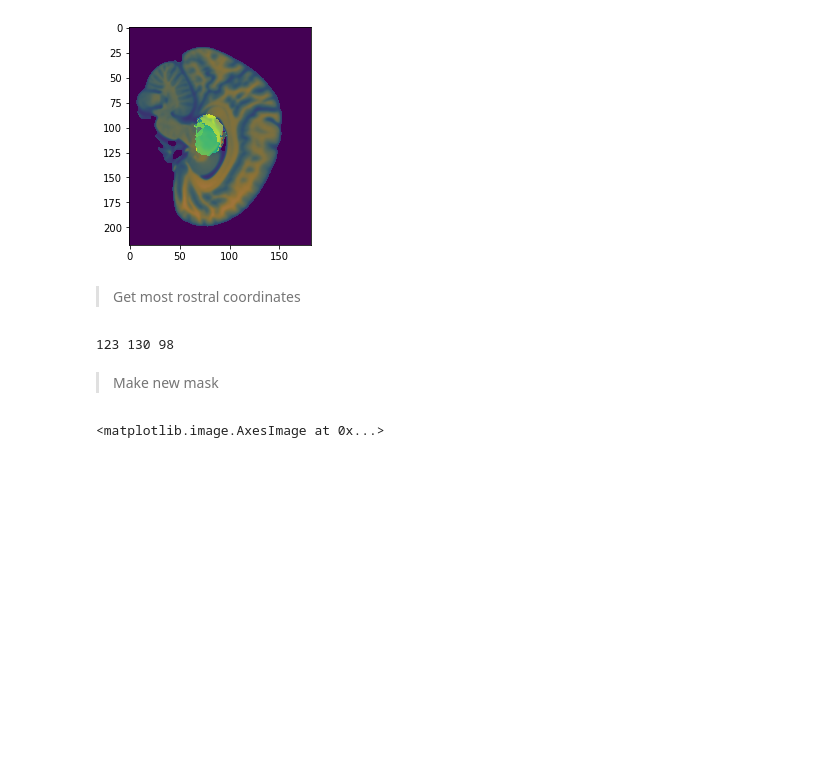
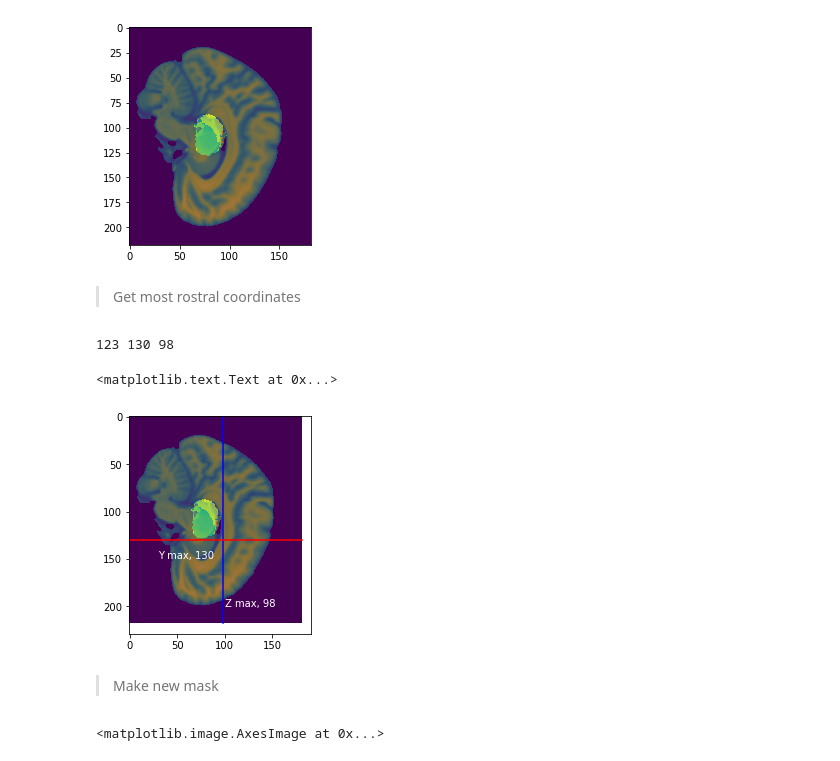
Before and after one commit to kcho/ccncpy, a Jupyter notebook: Mask editing.ipynb, the cells around one changed output. Cells and saved outputs as stored; diff of their text form; code cells hidden in the pictures; blank space fills up the shorter version.

Commit message:
find the biggest data grep function added

```diff
--- a/Mask editing.ipynb
+++ b/Mask editing.ipynb
@@ -53,6 +53,20 @@ max_zcoord = zcoords.max()
 print max_xcoord, max_ycoord, max_zcoord
 # %% [output]
 123 130 98
+# %%
+plt.imshow(mni_data[100,:,:])
+plt.imshow(mask_data[100,:,:], alpha=0.5)
+
+# z axis
+plt.plot(np.repeat(max_zcoord, mask_data.shape[0]), np.linspace(0, mask_data.shape[1], mask_data.shape[0]), 'b-')
+plt.text(100, 200, 'Z max, {0}'.format(max_zcoord), color='white')
+
+plt.plot(np.linspace(0, mask_data.shape[2], mask_data.shape[1]), np.repeat(max_ycoord, mask_data.shape[1]), 'r-')
+plt.text(30, 150, 'Y max, {0}'.format(max_ycoord), color='white')
+# plt.plot(np.repeat(max_zcoord, 300), np.linspace(0, mask_data.shape[1], 300), 'r-')
+# %% [output]
+<matplotlib.text.Text at 0x...>
+[figure, added]
 # %% [markdown]
 > Make new mask
 # %%
```
Also changed, not shown: 3 other files.
